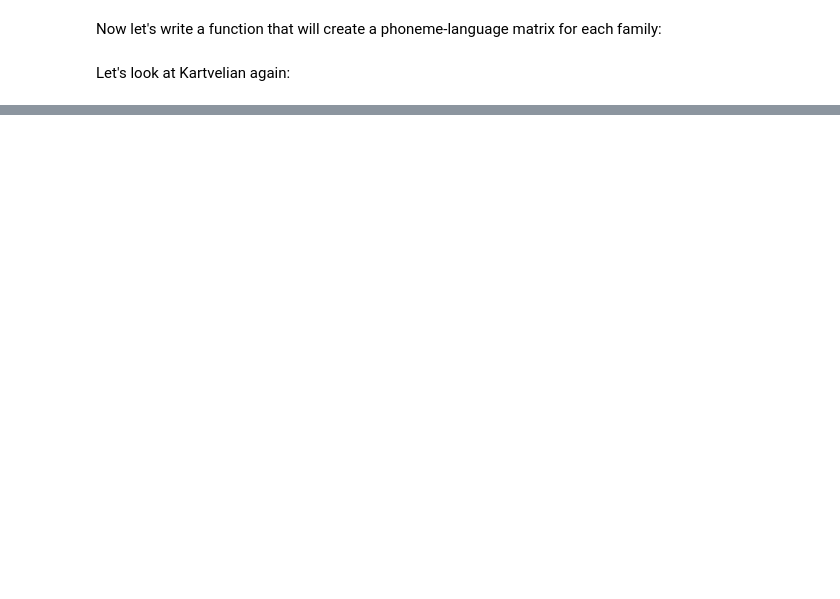
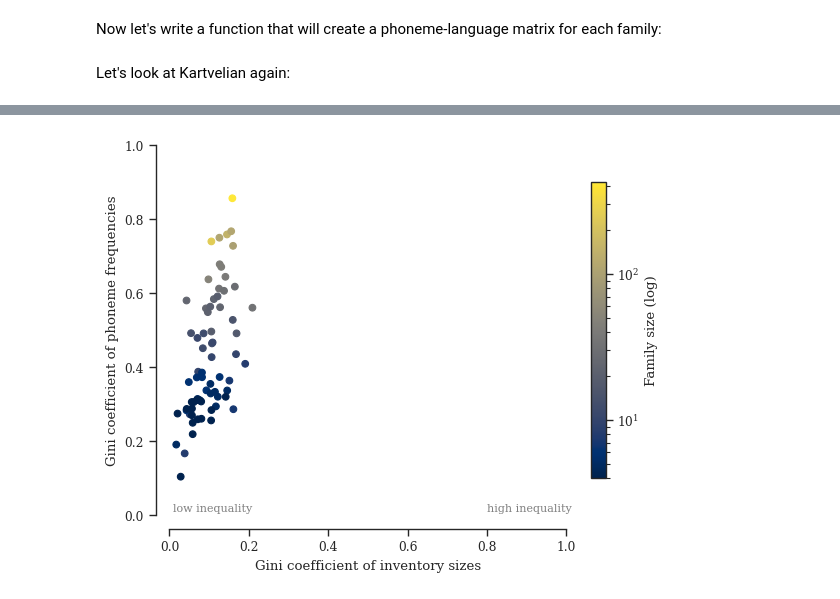
Before and after one commit to alexeykosh/2025-nestedness-project, a Jupyter notebook: phoible_data.ipynb, the cells around one changed output, grey strips where cells are left out. Cells and saved outputs as stored; diff of their text form; code cells hidden in the pictures; blank space fills up the shorter version.

```diff
--- a/phoible_data.ipynb
+++ b/phoible_data.ipynb
@@ -221,0 +251,39 @@ plt.show()
+# %%
+# for every family, compute the gini coefficient of row sums and column sums after sorting
+
+row_ginis = []
+col_ginis = []
+f_s = []
+
+for f in n_langs.index:
+
+    matrix, _ = phoneme_matrix(f, languages, values)
+    matrix, _, _ = sort_matrix(matrix, 100)
+
+    row_gini = gini(matrix.sum(axis=1)) # inventories
+    col_gini = gini(matrix.sum(axis=0)) # phonemes
+
+    row_ginis.append(row_gini)
+    col_ginis.append(col_gini)
+
+    # family size
+    f_s.append(matrix.shape[0])
+# %%
+# plot matching gini coefficients
+plt.scatter(row_ginis, col_ginis, c=f_s, cmap='cividis', norm=LogNorm())
+plt.xlabel('Gini coefficient of inventory sizes')
+plt.ylabel('Gini coefficient of phoneme frequencies')
+plt.xlim(0, 1)
+plt.ylim(0, 1)
+sns.despine(offset=10,
+            trim=True)
+plt.colorbar(label='Family size (log)',
+             shrink=0.8)
+# add text on the bottom "high inequality" vs "low inequality"
+plt.text(0.01, 0.01, 'low inequality',
+         fontsize=8, color='gray')
+plt.text(0.8, 0.01, 'high inequality',
+            fontsize=8, color='gray')
+plt.show()
+# %% [output]
+[figure, added]
```
Also changed, not shown: parts of 11 cells of this notebook.
